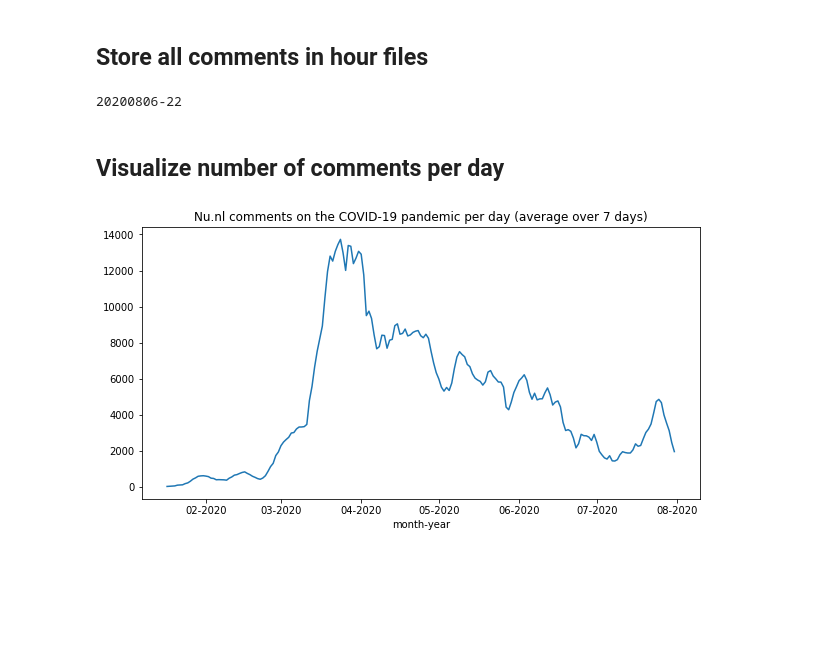
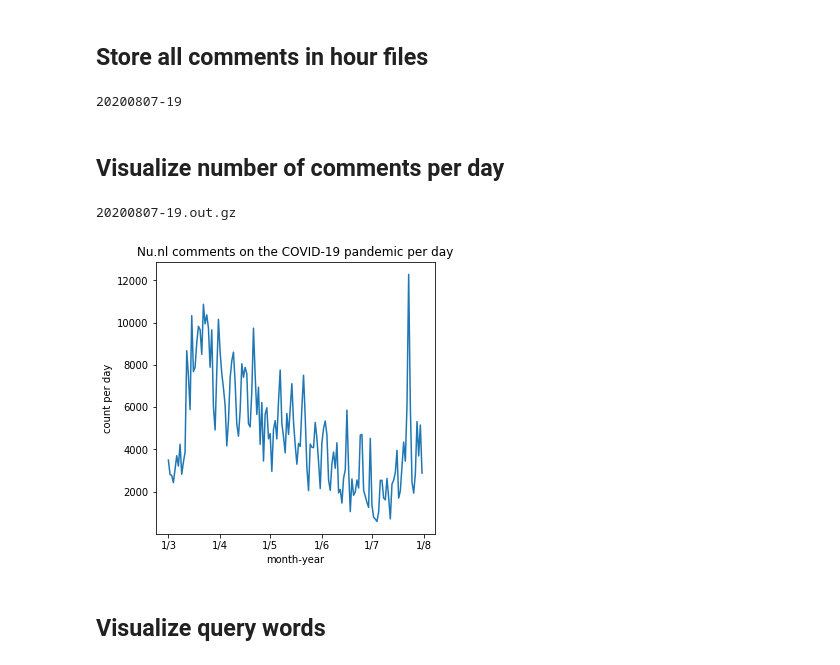
Before and after one commit to puregome/notebooks, a Jupyter notebook: nunl-convert-data.ipynb, the cells around one changed output. Drawn from its saved outputs; the diff is of its cells as text; code cells hidden in the pictures; blank space fills up the shorter version.

Commit message:
changed graphs

```diff
--- a/nunl-convert-data.ipynb
+++ b/nunl-convert-data.ipynb
@@ -38,13 +37,13 @@ idStr = ""
 replyId = ""
 verified = ""
 dataPerHour = {}
-inFileNames1 = sorted(os.listdir(DATADIRIN1))
+inFileNames = sorted(os.listdir(DATADIRIN))
 
-for inFileName in inFileNames1:
+for inFileName in inFileNames:
     if re.search(FILEPATTERN,inFileName):
         squeal(inFileName)
         try:
-            dfIn = pd.read_csv(DATADIRIN1+inFileName)
+            dfIn = pd.read_csv(DATADIRIN+inFileName)
         except:
             continue
         for i in range(0,len(dfIn)):
@@ -87,9 +66,9 @@ for hourString in sorted(dataPerHour.keys()):
         dfOut = pd.DataFrame(dataPerHour[hourString]).rename(columns={ID:IDSTR,NAME:USER,PARENT:REPLYID})
         del(dfOut[DATE])
         dfOut[VERIFIED] = ["" for i in range(0,len(dfOut))]
-        dfOut.to_csv(DATADIROUT+outFileName,index=False,compression="gzip")
+        dfOut.to_csv(DATADIRTEXT+outFileName,index=False,compression="gzip")
 # %% [output]
-20200806-22
+20200807-19
 # %% [markdown]
 ## Visualize number of comments per day
 # %%
@@ -104,6 +83,19 @@ def movingAverage(numberList,size):
                 numberUsed += 1
         newList[i] /= numberUsed
     return(newList)
+# %%
+def fileNameToHourString(fileName):
+    return(fileName[0:11])
+
+dataPerHour = {}
+inFileNames = sorted(os.listdir(DATADIRTEXT))
+for inFileName in inFileNames:
+    squeal(inFileName)
+    hourString = fileNameToHourString(inFileName)
+    df = pd.read_csv(DATADIRTEXT+inFileName).rename(columns={IDSTR:ID,USER:NAME,REPLYID:PARENT})
+    dataPerHour[hourString] = list(df.T.to_dict(orient="dict").values())
+# %% [output]
+20200807-19.out.gz
 # %%
 countsPerDate = {}
 for hourString in sorted(dataPerHour.keys()):
@@ -113,18 +108,24 @@ for hourString in sorted(dataPerHour.keys()):
 # %%
 DATEFORMATDAY = "%Y%m%d"
 PLOTFILENAME = "frequency-nunl.png"
-WEEKLENGTH = 7
+COMBINEDDAYS = 1
+FINALDATE = "20200731"
+FIRSTDATE = "20200301"
 
-x = [datetime.datetime.strptime(d,DATEFORMATDAY) for d in countsPerDate if d < "20200801"]
-y = [countsPerDate[d] for d in countsPerDate if d < "20200801"]
+x = [datetime.datetime.strptime(d,DATEFORMATDAY) for d in countsPerDate if d >= FIRSTDATE and d <= FINALDATE]
+y = [countsPerDate[d] for d in countsPerDate if d >= FIRSTDATE and d <= FINALDATE]
 
-plt.subplots(figsize=(10,5))
-ax = plt.subplot(111)
-plt.plot_date(x,movingAverage(y,WEEKLENGTH),fmt="-")
+fig,ax = plt.subplots(figsize=(5,5))
+plt.plot_date(x,movingAverage(y,COMBINEDDAYS),fmt="-")
 plt.xlabel("month-year")
-plt.title(f"Nu.nl comments on the COVID-19 pandemic per day (average over {WEEKLENGTH} days)")
-ax.xaxis.set_major_formatter(mdates.DateFormatter("%m-%Y"))
+plt.ylabel("count per day")
+title = "Nu.nl comments on the COVID-19 pandemic per day"
+if COMBINEDDAYS > 1: title += f" (average over {COMBINED} days)"
+plt.title(title)
+ax.xaxis.set_major_formatter(mdates.DateFormatter("%-d/%-m"))
 plt.savefig(PLOTFILENAME)
 plt.show()
 # %% [output]
-[figure, old version]
+[figure, new version]
+# %% [markdown]
+## Visualize query words
```
Also changed, not shown: parts of 11 cells of this notebook, 2 other files.
